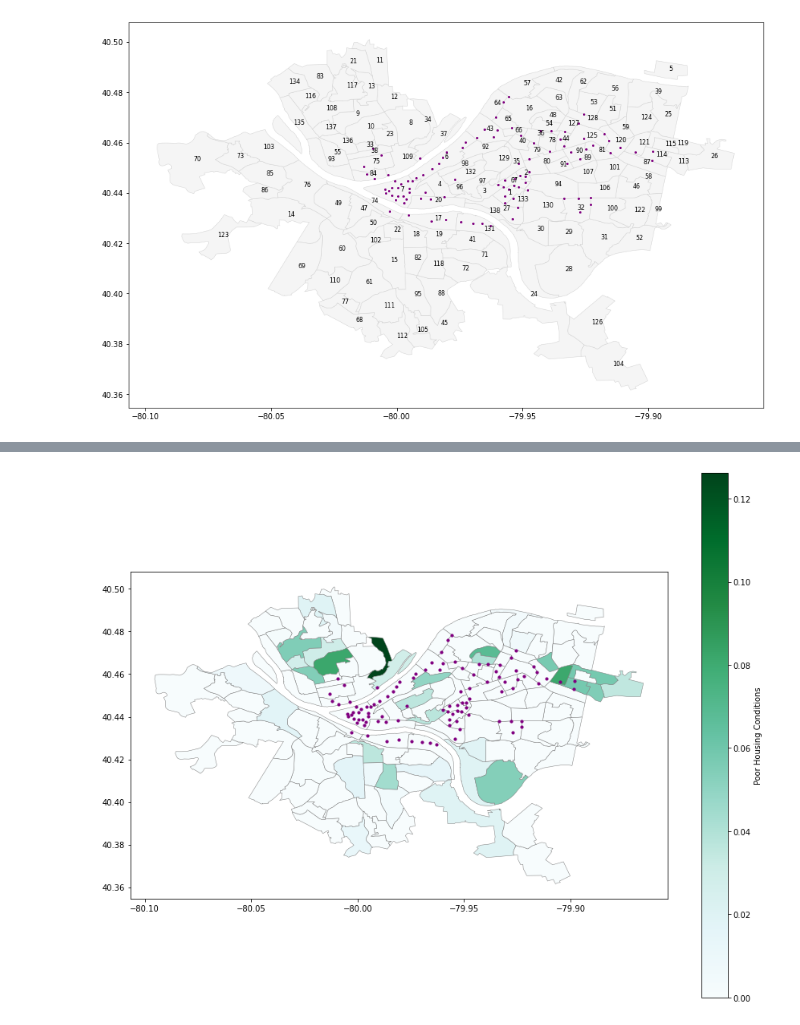
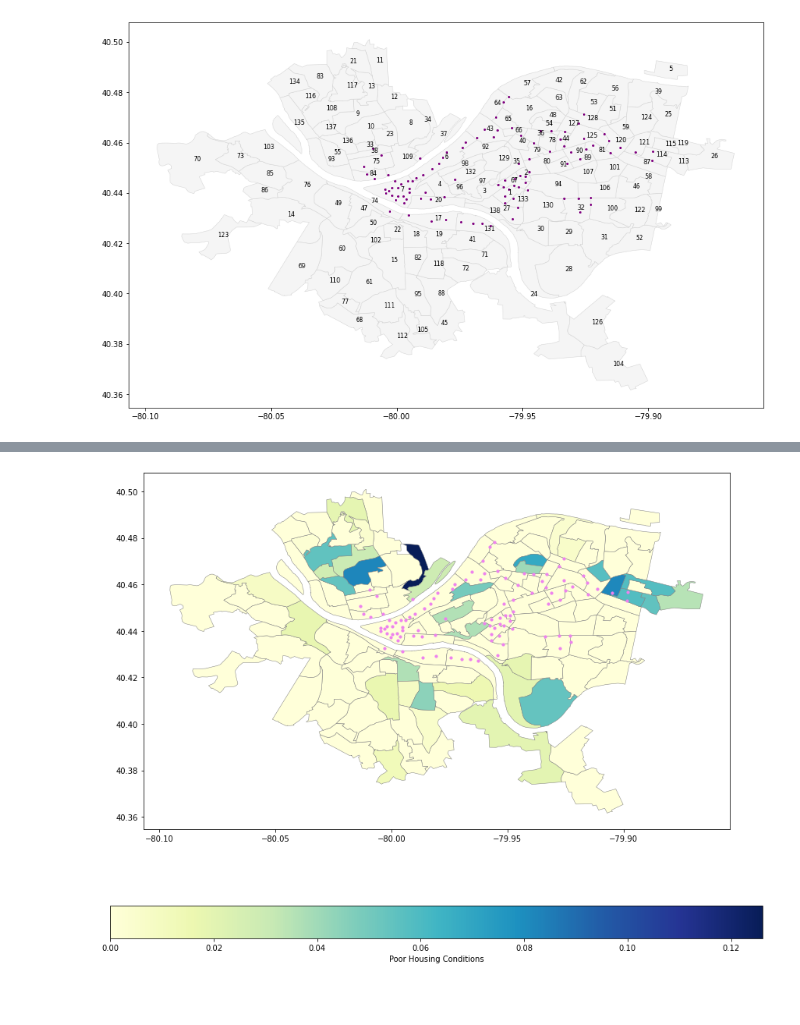
Before and after one commit to katelyn98/HealthyRide-Mapping, a Jupyter notebook: PoorHousingConditionsMap.ipynb, the cells around one changed output, grey strips where cells are left out. Cells and saved outputs as stored; diff of their text form; code cells hidden in the pictures; blank space fills up the shorter version.

```diff
--- a/PoorHousingConditionsMap.ipynb
+++ b/PoorHousingConditionsMap.ipynb
@@ -83,13 +139,13 @@ cenTract
 # %%
 #plotting the poor housing condition data on the pittsburgh neighborhood map (data from 2016)
-ax = cenTract.plot(column="PPoorCon", cmap='BuGn', figsize = (15, 12), edgecolor = "grey", linewidth = 0.5, legend=True, legend_kwds={'label': "Poor Housing Conditions",'orientation': "vertical"})
-#now adding the bike station location data on top of this map.
-#result = plt.scatter(df['Longitude'], df['Latitude'], 15, marker='o', color='Purple')
-geobikes.plot(ax=ax, color="Purple", markersize=10);
+ax = cenTract.plot(column="PPoorCon", cmap='YlGnBu', figsize = (15, 12), edgecolor = "grey", linewidth = 0.5, legend=True, legend_kwds={'label': "Poor Housing Conditions",'orientation': "horizontal"})
+#ax = cenTract.plot(column="PPoorCon", cmap='YlGnBu', figsize = (15, 12), edgecolor = "grey", linewidth = 0.5, legend=False)
+#now adding the bike station location data on top of this map as an overlay
+result = geobikes.plot(ax = ax, color="Violet", markersize=10);
 
 #save figure and label it
 resultFig = result.get_figure()
-resultFig.suptitle('Bike Station Location in Relation to Poor Housing Conditions: Pittsburgh, PA', fontsize=24)
-resultFig.savefig("result.png")
+# resultFig.suptitle('Choropleth Map', fontsize=24)
+resultFig.savefig("combinedmap.png")
 # %% [output]
-[figure, old version]
+[figure, new version]
```
Also changed, not shown: parts of 7 cells of this notebook, 10 other files.
